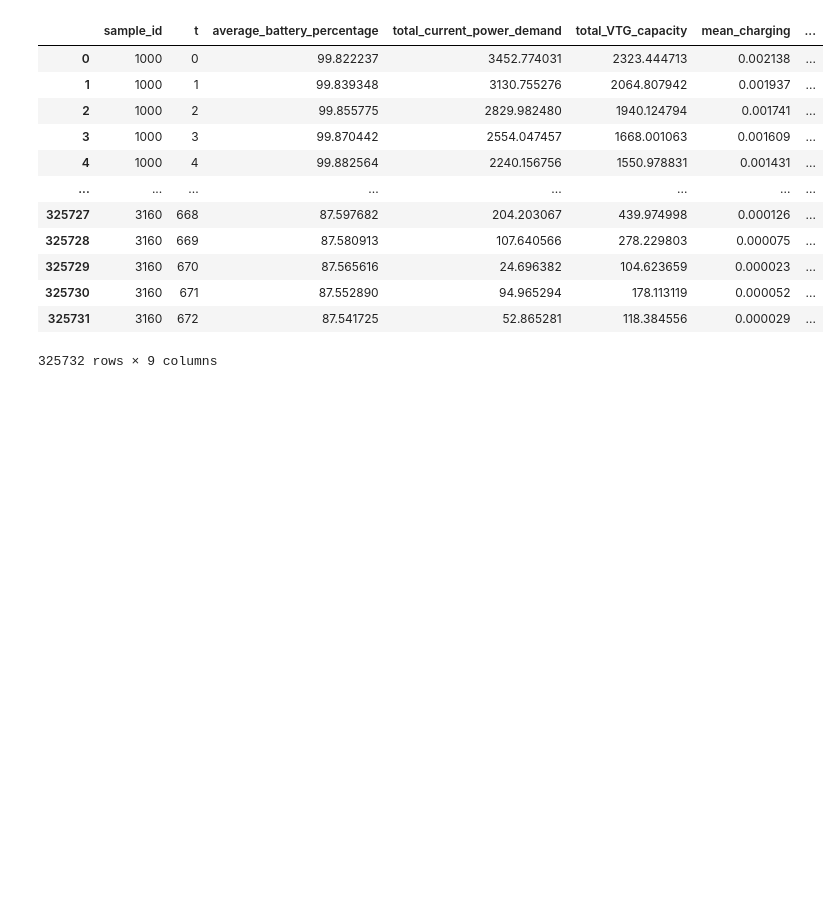
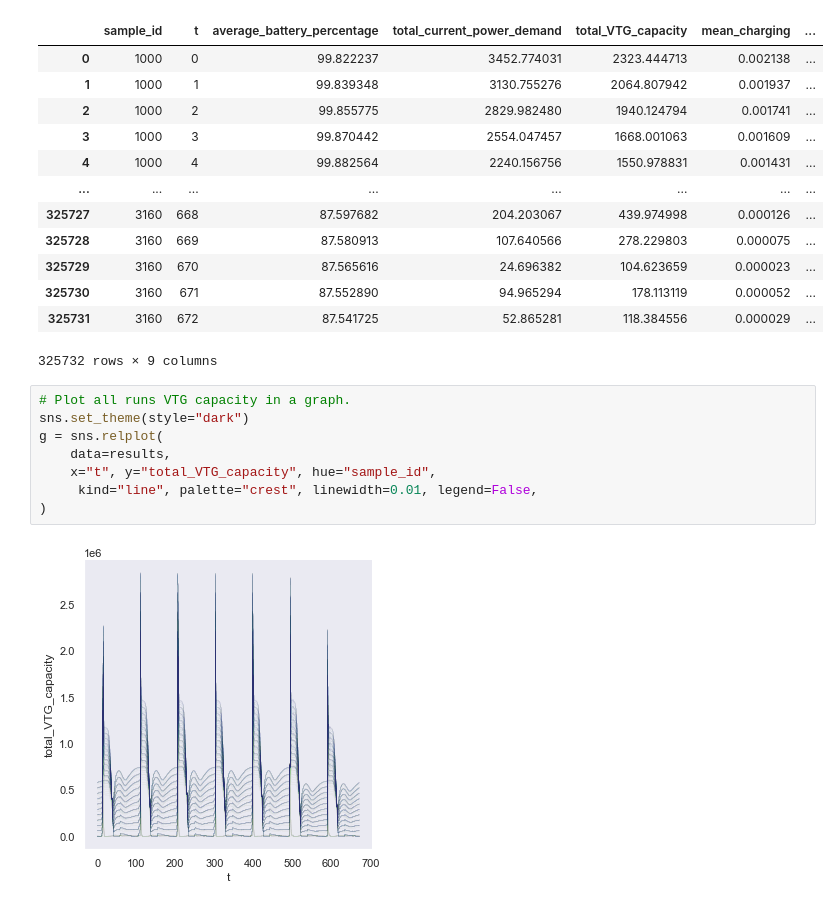
Before and after one commit to floristevito/SEN9120_Advanced_Agent_Based_Modelling, a Jupyter notebook: data/profiles_plot.ipynb, the cells around one changed output. Saved outputs shown, nothing was run; the diff lists cells and outputs as text; blank space fills up the shorter version.

Commit message:
Added figure of all runs in one plot.
Figures that include all runs.

```diff
--- a/data/profiles_plot.ipynb
+++ b/data/profiles_plot.ipynb
@@ -20,3 +20,13 @@ results
 | 325730 | 3160 | 671 | 87.552890 | 94.965294 | 178.113119 | 0.000052 | ... |
 | 325731 | 3160 | 672 | 87.541725 | 52.865281 | 118.384556 | 0.000029 | ... |
 325732 rows × 9 columns
+# %%
+# Plot all runs VTG capacity in a graph.
+sns.set_theme(style="dark")
+g = sns.relplot(
+    data=results,
+    x="t", y="total_VTG_capacity", hue="sample_id",
+     kind="line", palette="crest", linewidth=0.01, legend=False,
+)
+# %% [output]
+[figure, added]
```
Also changed, not shown: parts of 3 cells of this notebook.
